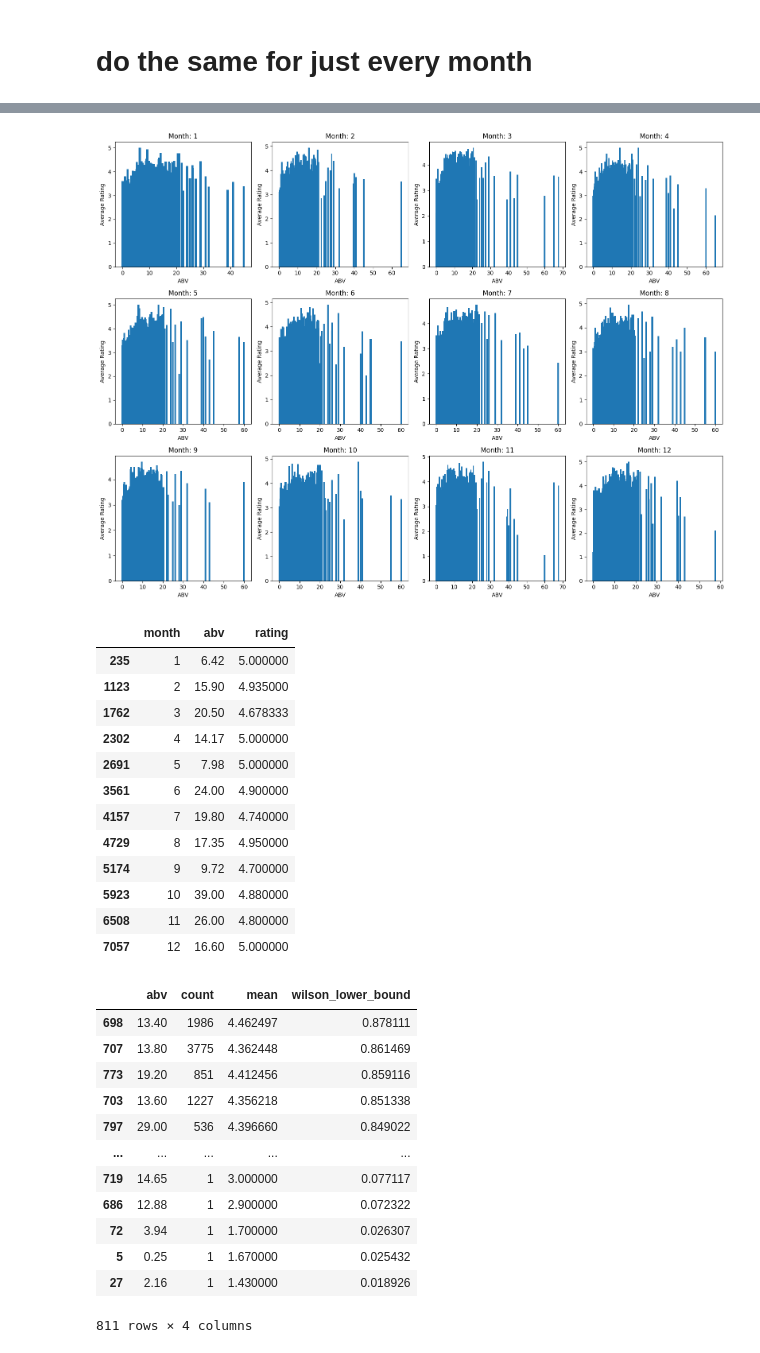
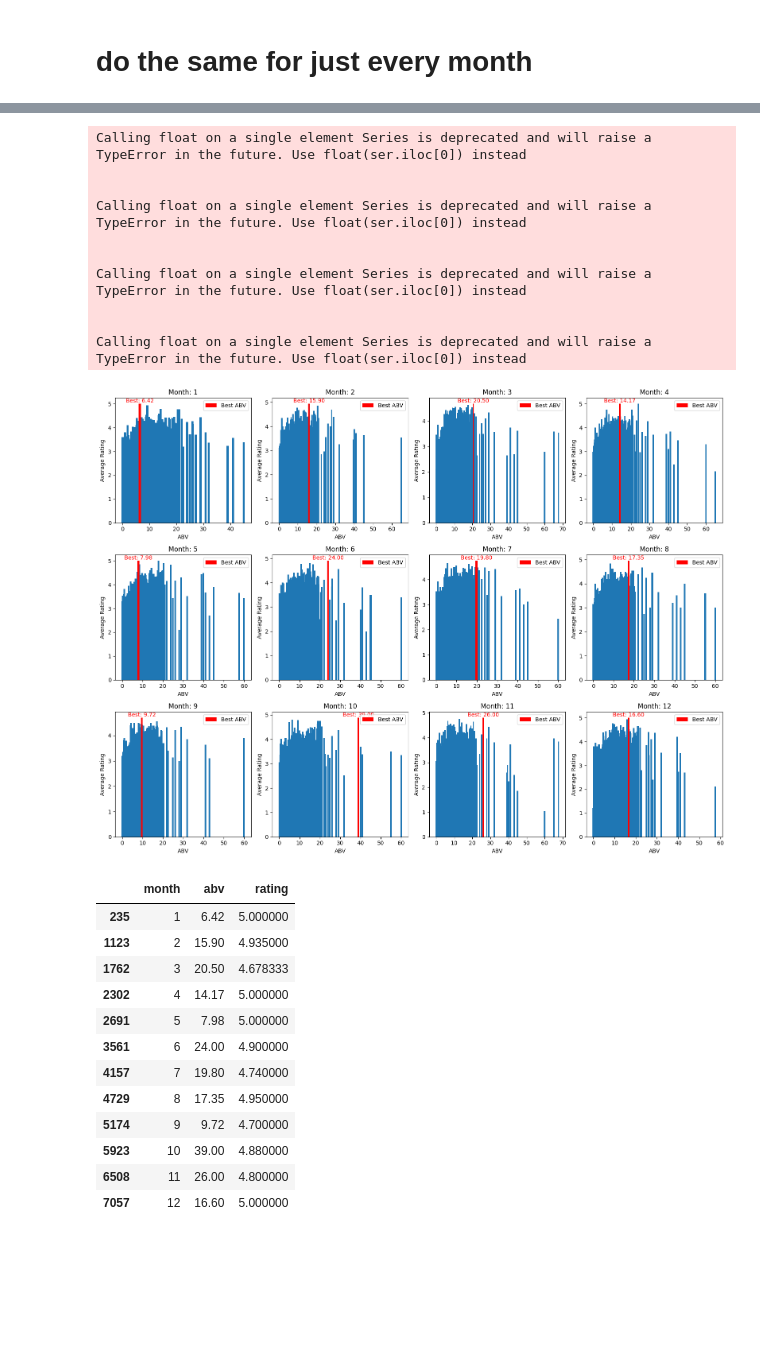
Before and after one commit to epfl-ada/ada-2023-project-datababes, a Jupyter notebook: alc.ipynb, the cells around one changed output, grey strips where cells are left out. Cells and saved outputs as stored; diff of their text form; code cells hidden in the pictures; blank space fills up the shorter version.

Commit message:
further analysis on abv preference per month

```diff
--- a/alc.ipynb
+++ b/alc.ipynb
@@ -424,11 +514,56 @@ def wilson_lower_bound_abv(merged_df):
+# %%
+def plot_abv_vs_rating_monthly(merged_df):
+
+    # Grouping by month and ABV, then calculating mean rating
+    monthly_abv_rating = merged_df.groupby(['month', 'abv'])['rating'].mean().reset_index()
+
+    # Use favorite_abv_per_month to get the best-rated ABV for each month
+    favorite_abv_data = favorite_abv_per_month(merged_df)
+
+    # Create a 3x4 grid of subplots (3 rows, 4 columns)
+    fig, axes = plt.subplots(3, 4, figsize=(16, 12))
+    for month in range(1, 13):
+        row = (month - 1) // 4
+        col = (month - 1) % 4
+
+        ax = axes[row, col]
+        monthly_data = monthly_abv_rating[monthly_abv_rating['month'] == month]
+
+        best_abv = favorite_abv_data[favorite_abv_data['month'] == month]
+
+        ax.bar(monthly_data['abv'], monthly_data['rating'])
+
+        if not best_abv.empty:
+            ax.bar(best_abv['abv'], best_abv['rating'], color='red', label='Best ABV')
+            ax.text(best_abv['abv'], best_abv['rating'], f'Best: {best_abv.iloc[0]["abv"]:.2f}', color='red', ha='center', va='bottom')  # Add this line
+
+        ax.set_title(f'Month: {month}')
+
+        ax.set_xlabel('ABV')
+        ax.set_ylabel('Average Rating')
+
+        if not best_abv.empty:
+            ax.legend()
+
+    # Adjust layout spacing and display the plots
+    plt.tight_layout()
+    plt.show()
 # %%
 plot_abv_vs_rating_monthly(ratings_combined_df)
 favorite_abv = favorite_abv_per_month(ratings_combined_df)
 display(favorite_abv)
-wilson_scores = wilson_lower_bound_abv(ratings_combined_df)
-display(wilson_scores)
 # %% [output]
+Calling float on a single element Series is deprecated and will raise a TypeError in the future. Use float(ser.iloc[0]) instead
+
+
+Calling float on a single element Series is deprecated and will raise a TypeError in the future. Use float(ser.iloc[0]) instead
+
+
+Calling float on a single element Series is deprecated and will raise a TypeError in the future. Use float(ser.iloc[0]) instead
+
+
+Calling float on a single element Series is deprecated and will raise a TypeError in the future. Use float(ser.iloc[0]) instead
-[figure, old version]
+[figure, new version]
 |  | month | abv | rating |
 | 235 | 1 | 6.42 | 5.000000 |
 | 1123 | 2 | 15.90 | 4.935000 |
@@ -442,19 +577,6 @@ display(wilson_scores)
 | 5923 | 10 | 39.00 | 4.880000 |
 | 6508 | 11 | 26.00 | 4.800000 |
 | 7057 | 12 | 16.60 | 5.000000 |
-|  | abv | count | mean | wilson_lower_bound |
-| 698 | 13.40 | 1986 | 4.462497 | 0.878111 |
-| 707 | 13.80 | 3775 | 4.362448 | 0.861469 |
-| 773 | 19.20 | 851 | 4.412456 | 0.859116 |
-| 703 | 13.60 | 1227 | 4.356218 | 0.851338 |
-| 797 | 29.00 | 536 | 4.396660 | 0.849022 |
-| ... | ... | ... | ... | ... |
-| 719 | 14.65 | 1 | 3.000000 | 0.077117 |
-| 686 | 12.88 | 1 | 2.900000 | 0.072322 |
-| 72 | 3.94 | 1 | 1.700000 | 0.026307 |
-| 5 | 0.25 | 1 | 1.670000 | 0.025432 |
-| 27 | 2.16 | 1 | 1.430000 | 0.018926 |
-811 rows × 4 columns
 # %%
 # Extract the data from your DataFrame
 months = favorite_abv['month']
```
Also changed, not shown: parts of 9 cells of this notebook.
